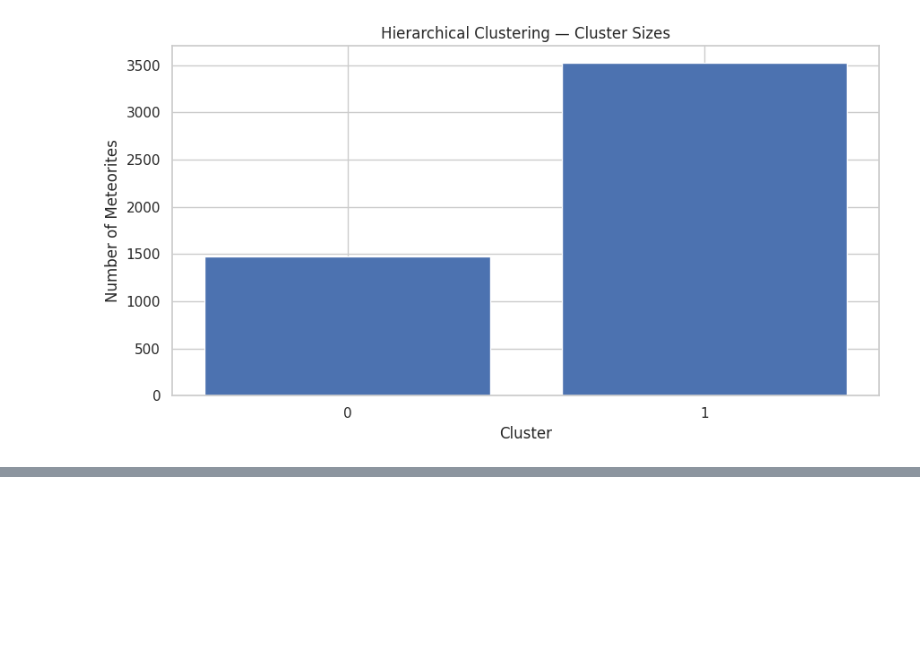
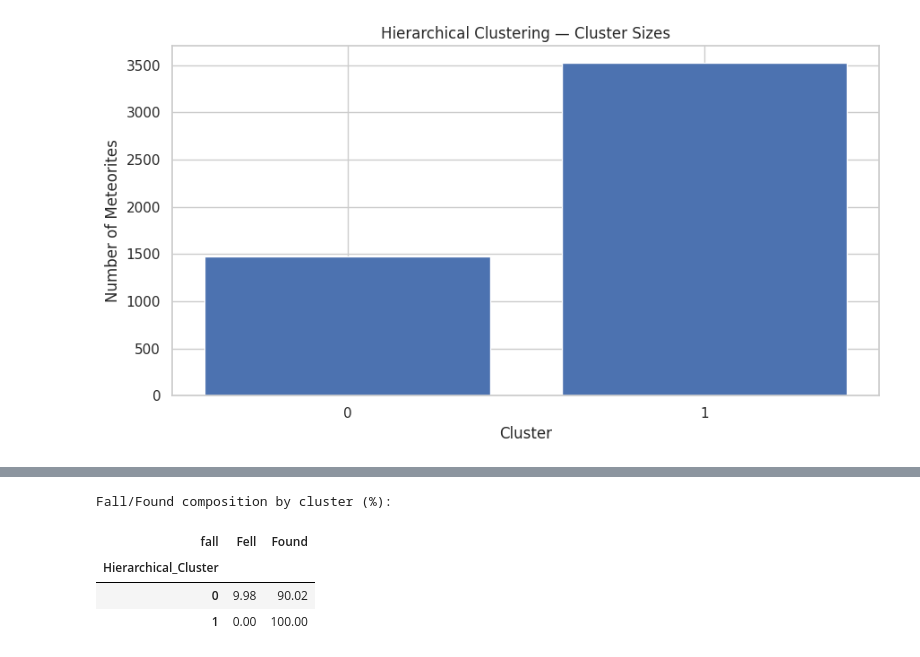
Before and after one commit to manaswiniyoshitha2006-netizen/ML-Evaluation, a Jupyter notebook: notebooks/clustering.ipynb, the cells around one changed output, grey strips where cells are left out. Saved outputs shown, nothing was run; the diff lists cells and outputs as text; code cells hidden in the pictures; blank space fills up the shorter version.

```diff
--- a/notebooks/clustering.ipynb
+++ b/notebooks/clustering.ipynb
@@ -2432,0 +2492,23 @@ plt.show()
+# %%
+
+# STEP 12: CATEGORICAL CLUSTER INTERPRETATION
+
+if "fall" in hierarchical_sample_df.columns:
+
+    fall_composition = pd.crosstab(
+        hierarchical_sample_df["Hierarchical_Cluster"],
+        hierarchical_sample_df["fall"],
+        normalize="index"
+    ) * 100
+
+    print("Fall/Found composition by cluster (%):")
+    display(fall_composition.round(2))
+
+else:
+    print("'fall' column not found; skipping categorical analysis.")
+# %% [output]
+Fall/Found composition by cluster (%):
+| fall | Fell | Found |
+| Hierarchical_Cluster |  |  |
+| 0 | 9.98 | 90.02 |
+| 1 | 0.00 | 100.00 |
```
Also changed, not shown: parts of 2 cells of this notebook.
